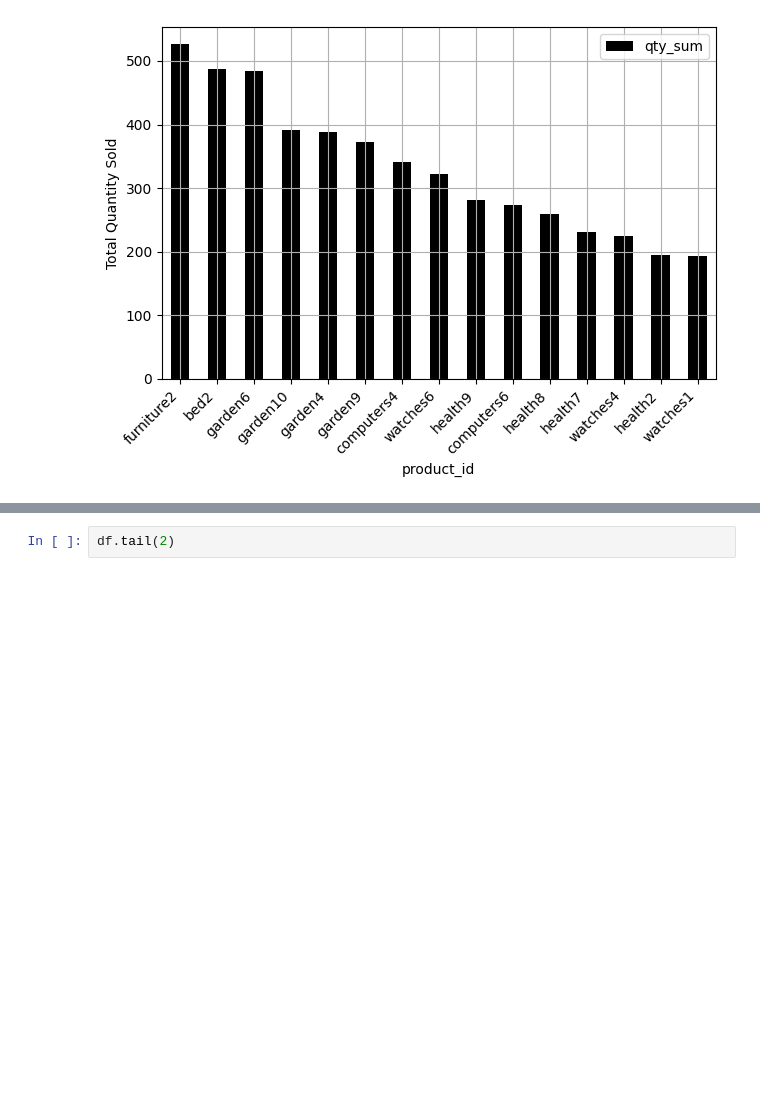
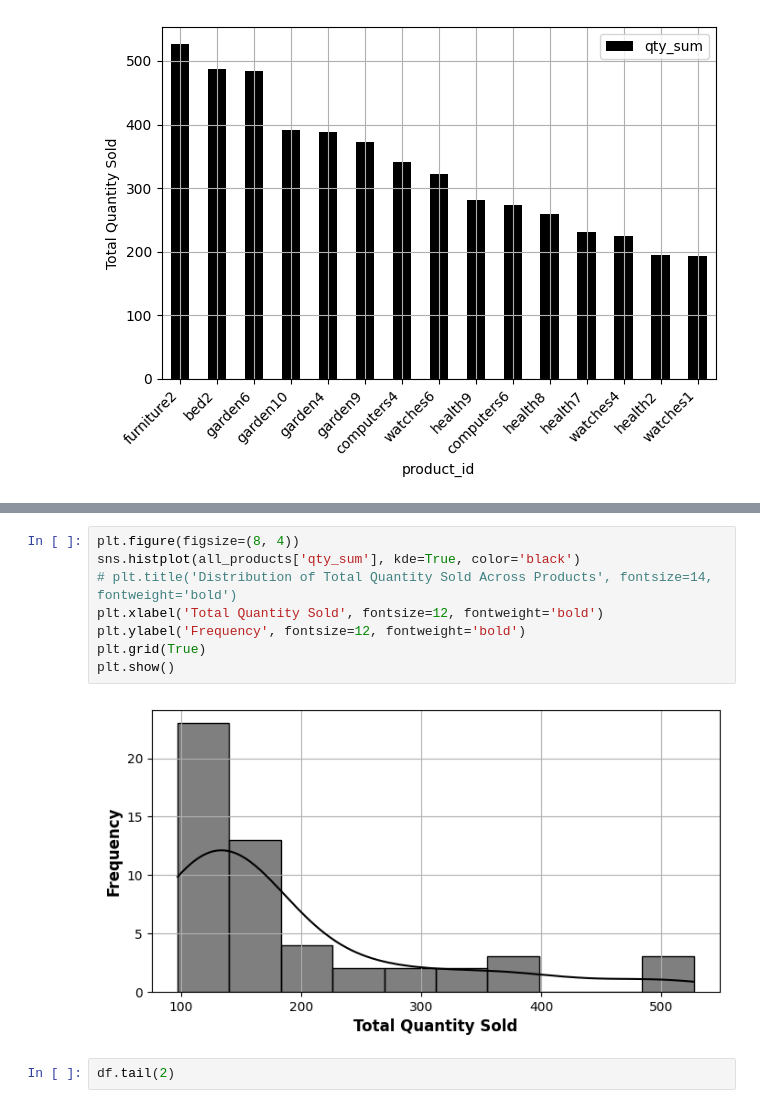
Before and after one commit to saritmaitra/Multi-Agent-RL, a Jupyter notebook: stochastic_demand.ipynb, the cells around one changed output, grey strips where cells are left out. Saved outputs shown, nothing was run; the diff lists cells and outputs as text; blank space fills up the shorter version.

```diff
--- a/stochastic_demand.ipynb
+++ b/stochastic_demand.ipynb
@@ -145,3 +165,13 @@ plt.show()
+# %%
+plt.figure(figsize=(8, 4))
+sns.histplot(all_products['qty_sum'], kde=True, color='black')
+# plt.title('Distribution of Total Quantity Sold Across Products', fontsize=14, fontweight='bold')
+plt.xlabel('Total Quantity Sold', fontsize=12, fontweight='bold')
+plt.ylabel('Frequency', fontsize=12, fontweight='bold')
+plt.grid(True)
+plt.show()
+# %% [output]
+[figure, added]
 # %%
 df.tail(2)
 # %% [output]
```
Also changed, not shown: parts of 12 cells of this notebook.
